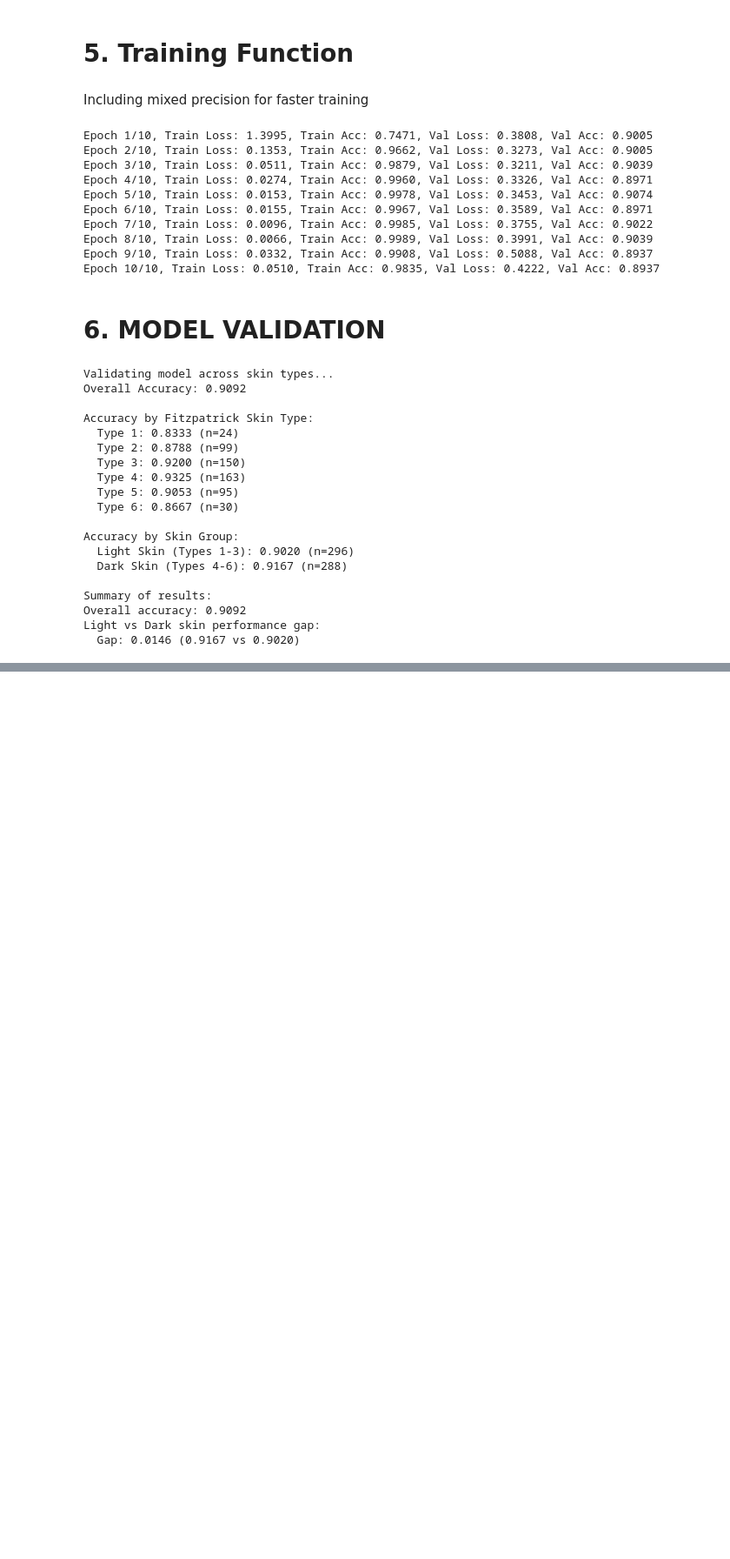
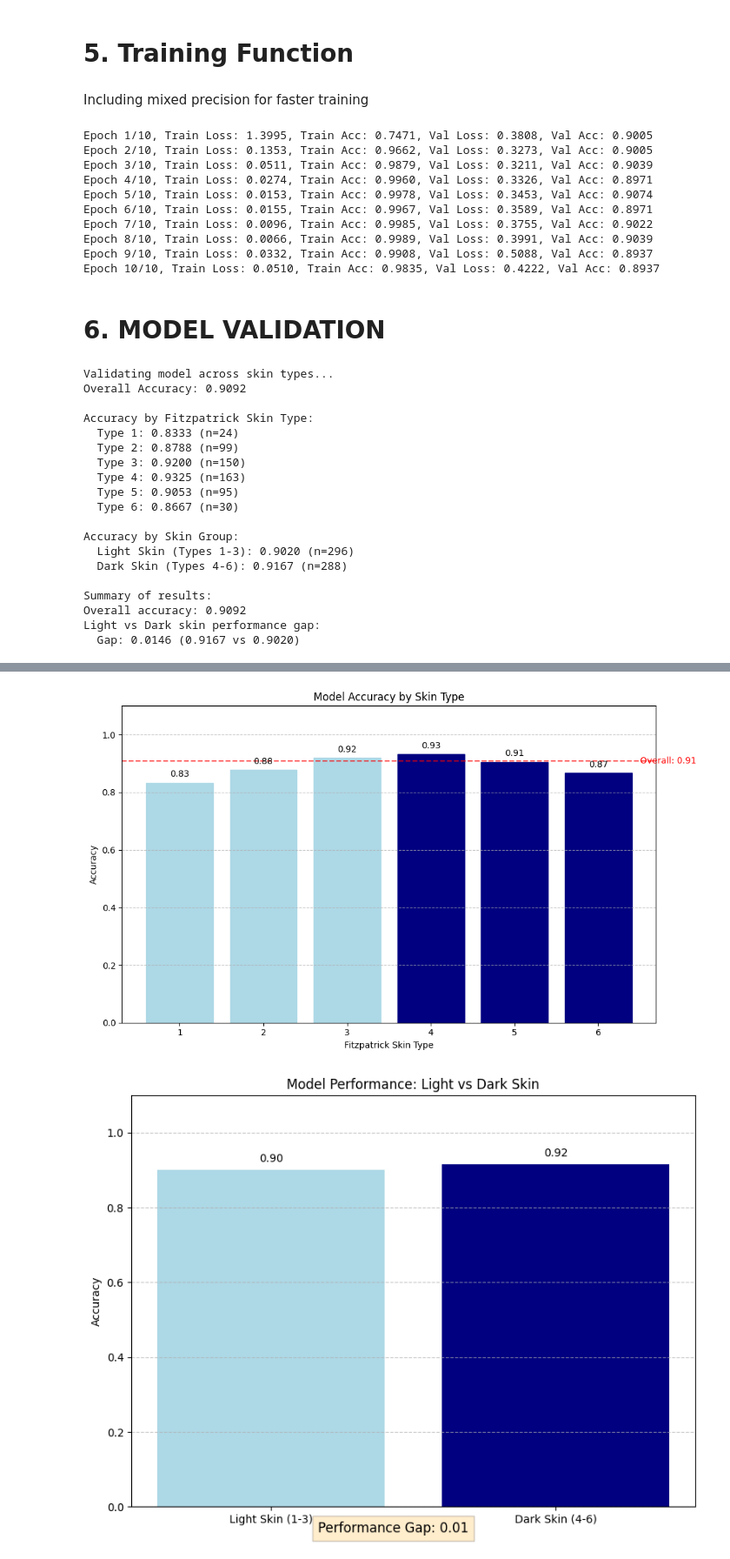
Before and after one commit to matta315/skin-condition-classification-reproduction, a Jupyter notebook: jupyterNoteBook/fitzpatrick_reproduce_model.ipynb, the cells around one changed output, grey strips where cells are left out. Shown at 87% size. Saved outputs shown, nothing was run; the diff lists cells and outputs as text; code cells hidden in the pictures; blank space fills up the shorter version.

```diff
--- a/jupyterNoteBook/fitzpatrick_reproduce_model.ipynb
+++ b/jupyterNoteBook/fitzpatrick_reproduce_model.ipynb
@@ -464,0 +529,76 @@ Light vs Dark skin performance gap:
+# %%
+def visualize_performance_by_skin_type(metrics):
+    """
+    Visualize model performance across different skin types
+    """
+    # Extract accuracy by skin type
+    skin_types = list(range(1, 7))
+    accuracies = []
+
+    for st in skin_types:
+        if st in metrics['skin_type_metrics']:
+            accuracies.append(metrics['skin_type_metrics'][st])
+        else:
+            accuracies.append(0)  # No data for this skin type
+
+    # Create bar chart
+    plt.figure(figsize=(10, 6))
+    bars = plt.bar(skin_types, accuracies, color='lightgreen')
+
+    # Color bars differently based on skin type group
+    for i, bar in enumerate(bars):
+        if i < 3:  # Light skin (types 1-3)
+            bar.set_color('lightblue')
+        else:  # Dark skin (types 4-6)
+            bar.set_color('navy')
+
+    plt.xlabel('Fitzpatrick Skin Type')
+    plt.ylabel('Accuracy')
+    plt.title('Model Accuracy by Skin Type')
+    plt.xticks(skin_types)
+    plt.ylim(0, 1.1)  # Set y-axis from 0 to 1.1 for better visualization
+
+    # Add text labels on top of each bar
+    for i, acc in enumerate(accuracies):
+        if acc > 0:  # Only add label if there's data
+            plt.text(i+1, acc + 0.02, f"{acc:.2f}", ha='center')
+
+    # Add horizontal line for overall accuracy
+    plt.axhline(y=metrics['overall_accuracy'], color='red', linestyle='--', alpha=0.7)
+    plt.text(6.5, metrics['overall_accuracy'], f"Overall: {metrics['overall_accuracy']:.2f}",
+             va='center', ha='left', color='red')
+
+    plt.grid(axis='y', linestyle='--', alpha=0.7)
+    plt.tight_layout()
+    plt.show()
+
+    # Create light vs dark comparison
+    plt.figure(figsize=(8, 6))
+    plt.bar(['Light Skin (1-3)', 'Dark Skin (4-6)'],
+            [metrics['light_skin_accuracy'], metrics['dark_skin_accuracy']],
+            color=['lightblue', 'navy'])
+    plt.ylabel('Accuracy')
+    plt.title('Model Performance: Light vs Dark Skin')
+    plt.ylim(0, 1.1)
+
+    # Add text labels on top of each bar
+    plt.text(0, metrics['light_skin_accuracy'] + 0.02,
+             f"{metrics['light_skin_accuracy']:.2f}", ha='center')
+    plt.text(1, metrics['dark_skin_accuracy'] + 0.02,
+             f"{metrics['dark_skin_accuracy']:.2f}", ha='center')
+
+    # Calculate and display the gap
+    gap = abs(metrics['light_skin_accuracy'] - metrics['dark_skin_accuracy'])
+    plt.figtext(0.5, 0.01, f"Performance Gap: {gap:.2f}", ha='center',
+                fontsize=12, bbox={"facecolor":"orange", "alpha":0.2, "pad":5})
+
+    plt.grid(axis='y', linestyle='--', alpha=0.7)
+    plt.tight_layout()
+    plt.show()
+
+# Usage (after training and evaluation)
+# metrics = validate_model_across_skin_types(model, test_loader, device)
+visualize_performance_by_skin_type(metrics)
+# %% [output]
+[figure, added]
+[figure, added]
```
Also changed, not shown: parts of 3 cells of this notebook.
